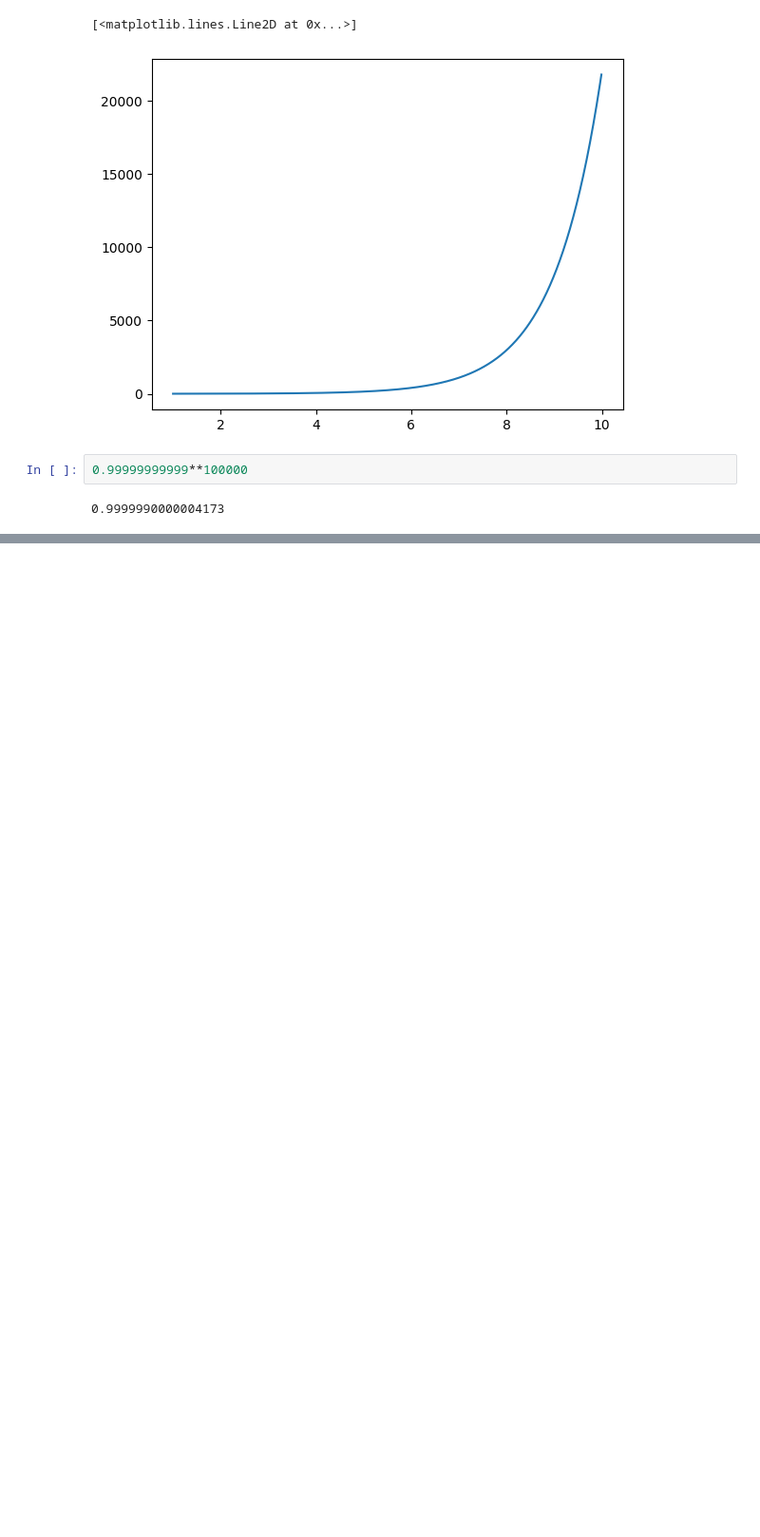
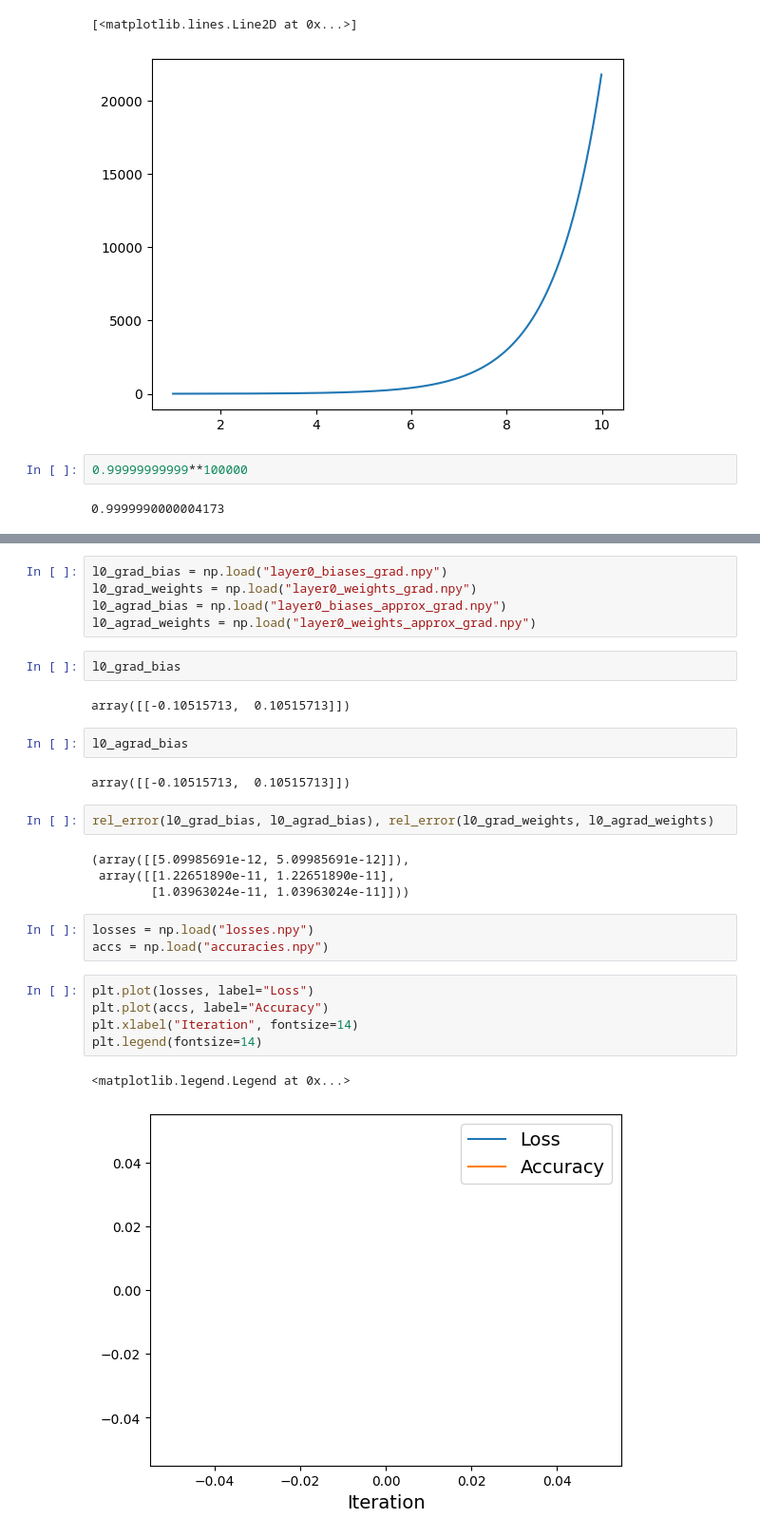
Before and after one commit to strojanski/ML-DS-I, a Jupyter notebook: hw4 - neural nets/visualize.ipynb, the cells around one changed output, grey strips where cells are left out. Shown: that part at 95% size. Saved outputs shown, nothing was run; the diff lists cells and outputs as text; blank space fills up the shorter version.

```diff
--- a/hw4 - neural nets/visualize.ipynb
+++ b/hw4 - neural nets/visualize.ipynb
@@ -39,0 +74,30 @@ FileNotFoundError: [Errno 2] No such file or directory: 'ap_grad.npy'
+# %%
+l0_grad_bias = np.load("layer0_biases_grad.npy")
+l0_grad_weights = np.load("layer0_weights_grad.npy")
+l0_agrad_bias = np.load("layer0_biases_approx_grad.npy")
+l0_agrad_weights = np.load("layer0_weights_approx_grad.npy")
+# %%
+l0_grad_bias
+# %% [output]
+array([[-0.10515713,  0.10515713]])
+# %%
+l0_agrad_bias
+# %% [output]
+array([[-0.10515713,  0.10515713]])
+# %%
+rel_error(l0_grad_bias, l0_agrad_bias), rel_error(l0_grad_weights, l0_agrad_weights)
+# %% [output]
+(array([[5.09985691e-12, 5.09985691e-12]]),
+ array([[1.22651890e-11, 1.22651890e-11],
+        [1.03963024e-11, 1.03963024e-11]]))
+# %%
+losses = np.load("losses.npy")
+accs = np.load("accuracies.npy")
+# %%
+plt.plot(losses, label="Loss")
+plt.plot(accs, label="Accuracy")
+plt.xlabel("Iteration", fontsize=14)
+plt.legend(fontsize=14)
+# %% [output]
+<matplotlib.legend.Legend at 0x...>
+[figure, added]
```
Also changed, not shown: parts of 7 cells of this notebook, 6 other files.
